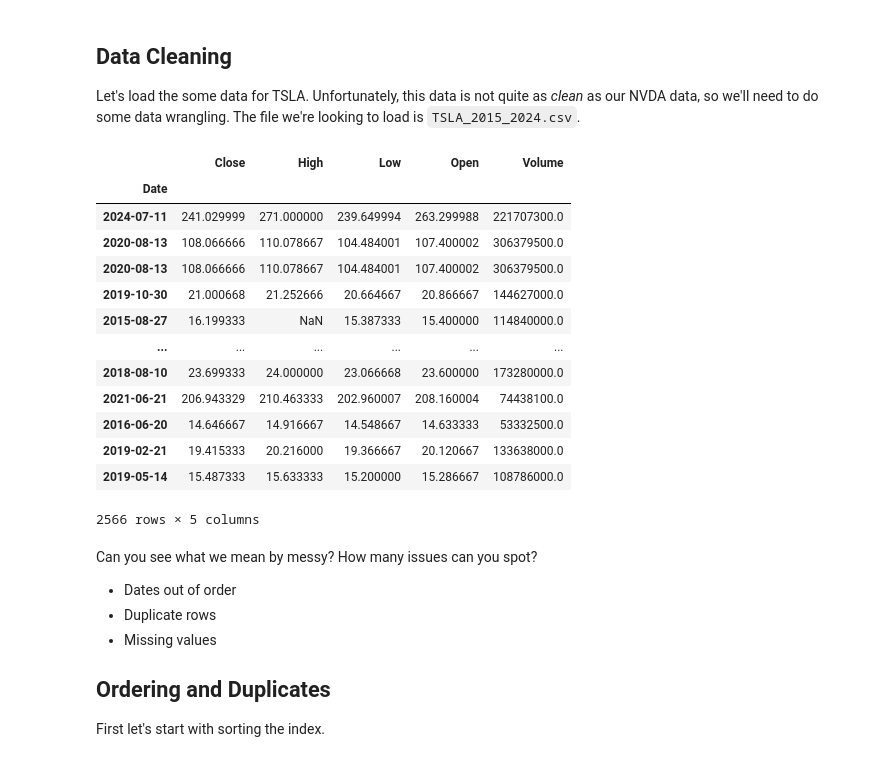
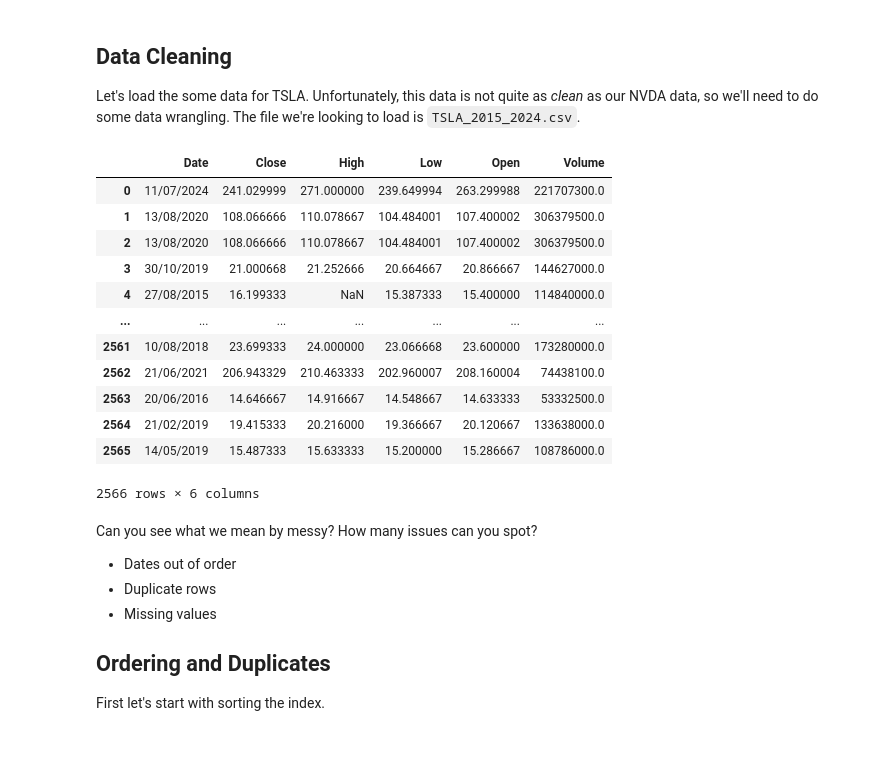
Before and after one commit to Imperial-Business-School/python-for-finance-WangZilu-imperial, a Jupyter notebook: 02. Data Cleaning.ipynb, the cells around one changed output. Cells and saved outputs as stored; diff of their text form; code cells hidden in the pictures.

```diff
--- a/02. Data Cleaning.ipynb
+++ b/02. Data Cleaning.ipynb
@@ -6,24 +6,24 @@ Let's load the some data for TSLA. Unfortunately, this data is not quite as *cle
 import pandas as pd
 # %%
 df = pd.read_csv("data/TSLA_2015_2024.csv")
+df
 df.Date = pd.to_datetime(df.Date, format="%d/%m/%Y")
 df.set_index("Date", inplace=True)
 df
 # %% [output]
-|  | Close | High | Low | Open | Volume |
-| Date |  |  |  |  |  |
-| 2024-07-11 | 241.029999 | 271.000000 | 239.649994 | 263.299988 | 221707300.0 |
-| 2020-08-13 | 108.066666 | 110.078667 | 104.484001 | 107.400002 | 306379500.0 |
-| 2020-08-13 | 108.066666 | 110.078667 | 104.484001 | 107.400002 | 306379500.0 |
-| 2019-10-30 | 21.000668 | 21.252666 | 20.664667 | 20.866667 | 144627000.0 |
-| 2015-08-27 | 16.199333 | NaN | 15.387333 | 15.400000 | 114840000.0 |
-| ... | ... | ... | ... | ... | ... |
-| 2018-08-10 | 23.699333 | 24.000000 | 23.066668 | 23.600000 | 173280000.0 |
-| 2021-06-21 | 206.943329 | 210.463333 | 202.960007 | 208.160004 | 74438100.0 |
-| 2016-06-20 | 14.646667 | 14.916667 | 14.548667 | 14.633333 | 53332500.0 |
-| 2019-02-21 | 19.415333 | 20.216000 | 19.366667 | 20.120667 | 133638000.0 |
-| 2019-05-14 | 15.487333 | 15.633333 | 15.200000 | 15.286667 | 108786000.0 |
+|  | Date | Close | High | Low | Open | Volume |
+| 0 | 11/07/2024 | 241.029999 | 271.000000 | 239.649994 | 263.299988 | 221707300.0 |
+| 1 | 13/08/2020 | 108.066666 | 110.078667 | 104.484001 | 107.400002 | 306379500.0 |
+| 2 | 13/08/2020 | 108.066666 | 110.078667 | 104.484001 | 107.400002 | 306379500.0 |
+| 3 | 30/10/2019 | 21.000668 | 21.252666 | 20.664667 | 20.866667 | 144627000.0 |
+| 4 | 27/08/2015 | 16.199333 | NaN | 15.387333 | 15.400000 | 114840000.0 |
+| ... | ... | ... | ... | ... | ... | ... |
+| 2561 | 10/08/2018 | 23.699333 | 24.000000 | 23.066668 | 23.600000 | 173280000.0 |
+| 2562 | 21/06/2021 | 206.943329 | 210.463333 | 202.960007 | 208.160004 | 74438100.0 |
+| 2563 | 20/06/2016 | 14.646667 | 14.916667 | 14.548667 | 14.633333 | 53332500.0 |
+| 2564 | 21/02/2019 | 19.415333 | 20.216000 | 19.366667 | 20.120667 | 133638000.0 |
+| 2565 | 14/05/2019 | 15.487333 | 15.633333 | 15.200000 | 15.286667 | 108786000.0 |
-2566 rows × 5 columns
+2566 rows × 6 columns
 # %% [markdown]
 Can you see what we mean by messy? How many issues can you spot?
 
```
Also changed, not shown: 2 other files.
